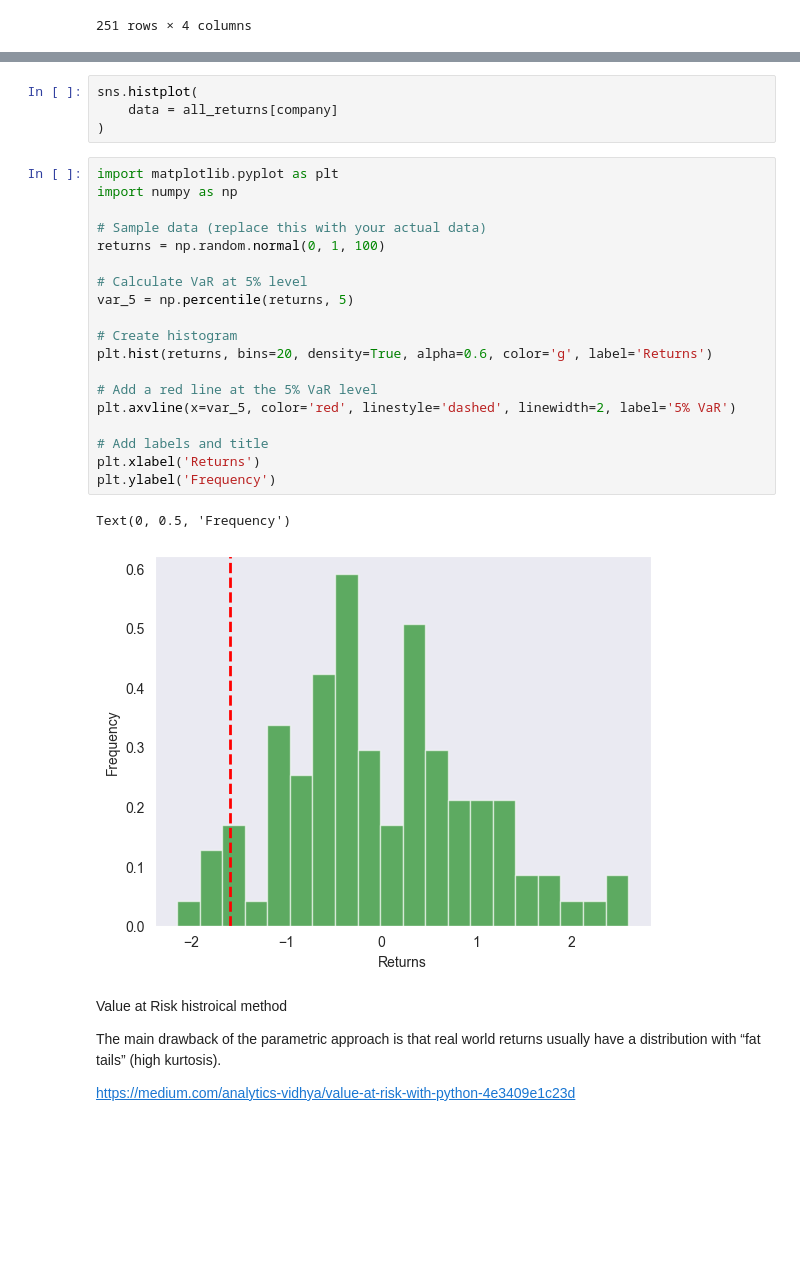
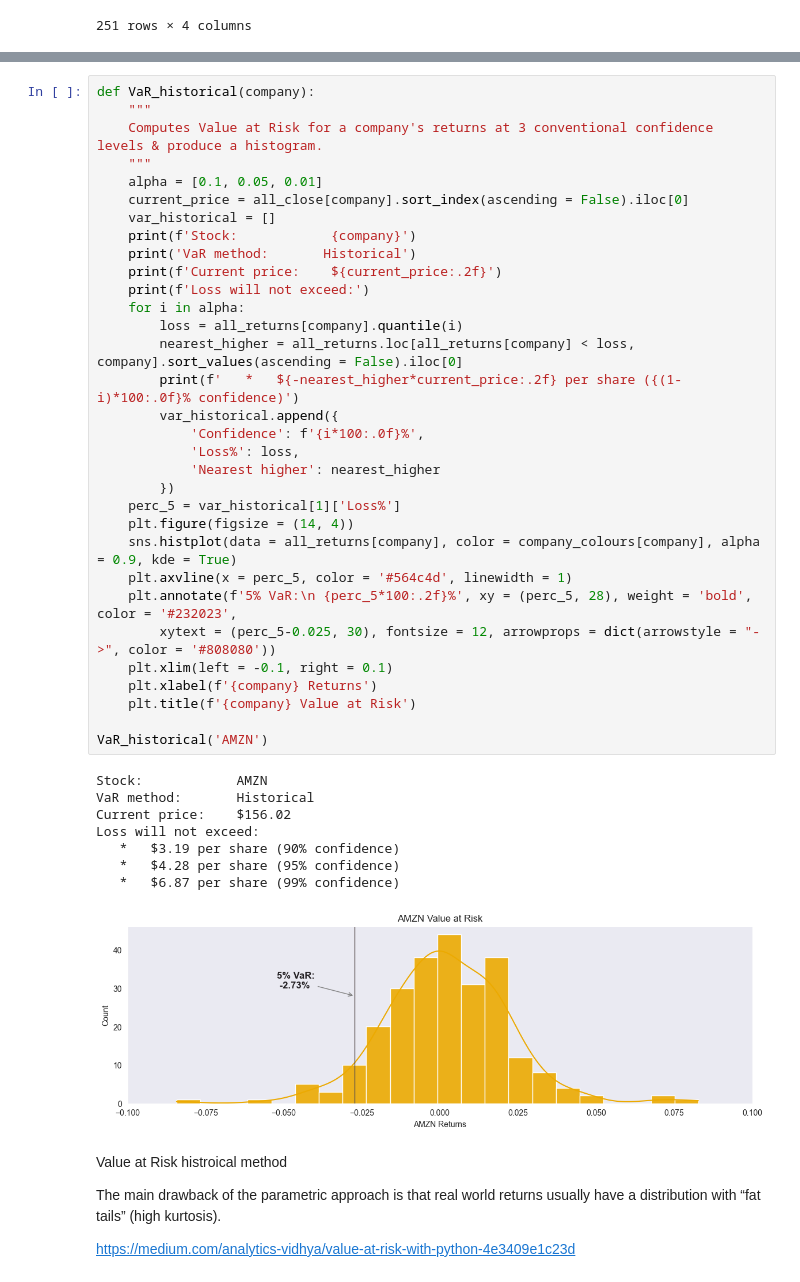
Before and after one commit to kellyle404/Risk_analysis_tech_stocks, a Jupyter notebook: finance.ipynb, the cells around one changed output, grey strips where cells are left out. Saved outputs shown, nothing was run; the diff lists cells and outputs as text; blank space fills up the shorter version.

```diff
--- a/finance.ipynb
+++ b/finance.ipynb
@@ -324,29 +312,44 @@ With 99.00% confidence, the maximum amount of loss that could incur for AAPL inv
-# %%
-sns.histplot(
-    data = all_returns[company]
-)
-# %%
-import matplotlib.pyplot as plt
-import numpy as np
-
-# Sample data (replace this with your actual data)
-returns = np.random.normal(0, 1, 100)
-
-# Calculate VaR at 5% level
-var_5 = np.percentile(returns, 5)
-
-# Create histogram
-plt.hist(returns, bins=20, density=True, alpha=0.6, color='g', label='Returns')
-
-# Add a red line at the 5% VaR level
-plt.axvline(x=var_5, color='red', linestyle='dashed', linewidth=2, label='5% VaR')
-
-# Add labels and title
-plt.xlabel('Returns')
-plt.ylabel('Frequency')
-# %% [output]
-Text(0, 0.5, 'Frequency')
-[figure, removed]
+# %%
+def VaR_historical(company):
+    """
+    Computes Value at Risk for a company's returns at 3 conventional confidence levels & produce a histogram.
+    """
+    alpha = [0.1, 0.05, 0.01]
+    current_price = all_close[company].sort_index(ascending = False).iloc[0]
+    var_historical = []
+    print(f'Stock:            {company}')
+    print('VaR method:       Historical')
+    print(f'Current price:    ${current_price:.2f}')
+    print(f'Loss will not exceed:')
+    for i in alpha:
+        loss = all_returns[company].quantile(i)
+        nearest_higher = all_returns.loc[all_returns[company] < loss, company].sort_values(ascending = False).iloc[0]
+        print(f'   *   ${-nearest_higher*current_price:.2f} per share ({(1-i)*100:.0f}% confidence)')
+        var_historical.append({
+            'Confidence': f'{i*100:.0f}%',
+            'Loss%': loss,
+            'Nearest higher': nearest_higher
+        })
+    perc_5 = var_historical[1]['Loss%']
+    plt.figure(figsize = (14, 4))
+    sns.histplot(data = all_returns[company], color = company_colours[company], alpha = 0.9, kde = True)
+    plt.axvline(x = perc_5, color = '#564c4d', linewidth = 1)
+    plt.annotate(f'5% VaR:\n {perc_5*100:.2f}%', xy = (perc_5, 28), weight = 'bold', color = '#232023',
+        xytext = (perc_5-0.025, 30), fontsize = 12, arrowprops = dict(arrowstyle = "->", color = '#808080'))
+    plt.xlim(left = -0.1, right = 0.1)
+    plt.xlabel(f'{company} Returns')
+    plt.title(f'{company} Value at Risk')
+
+VaR_historical('AMZN')
+# %% [output]
+Stock:            AMZN
+VaR method:       Historical
+Current price:    $156.02
+Loss will not exceed:
+   *   $3.19 per share (90% confidence)
+   *   $4.28 per share (95% confidence)
+   *   $6.87 per share (99% confidence)
+[figure, added]
 # %% [markdown]
 Value at Risk histroical method
 
```
Also changed, not shown: parts of 21 cells of this notebook.
